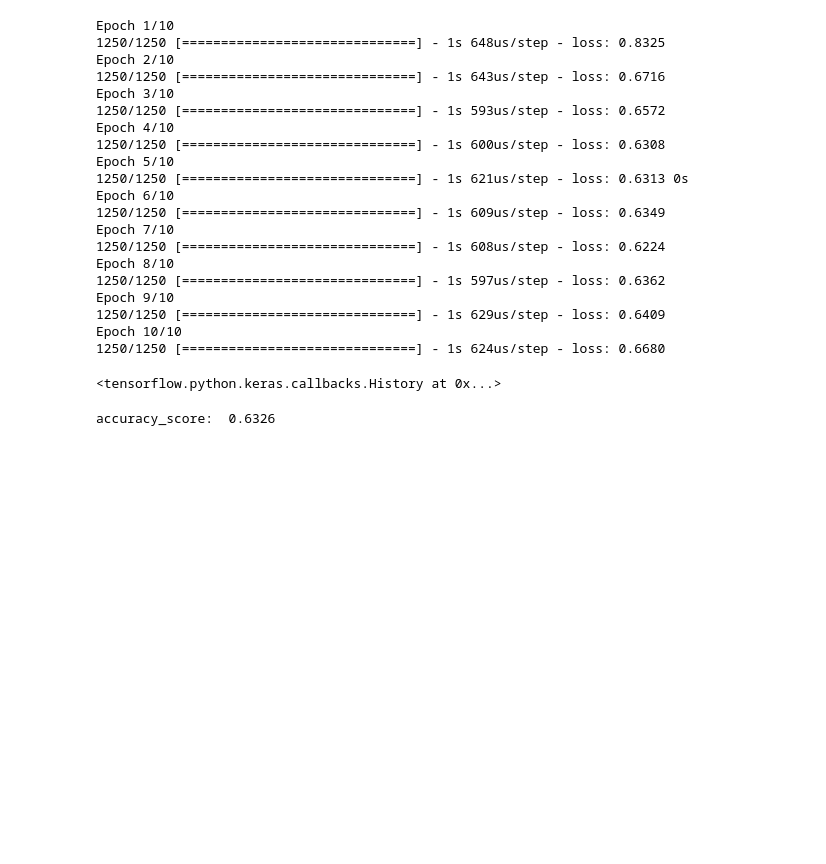
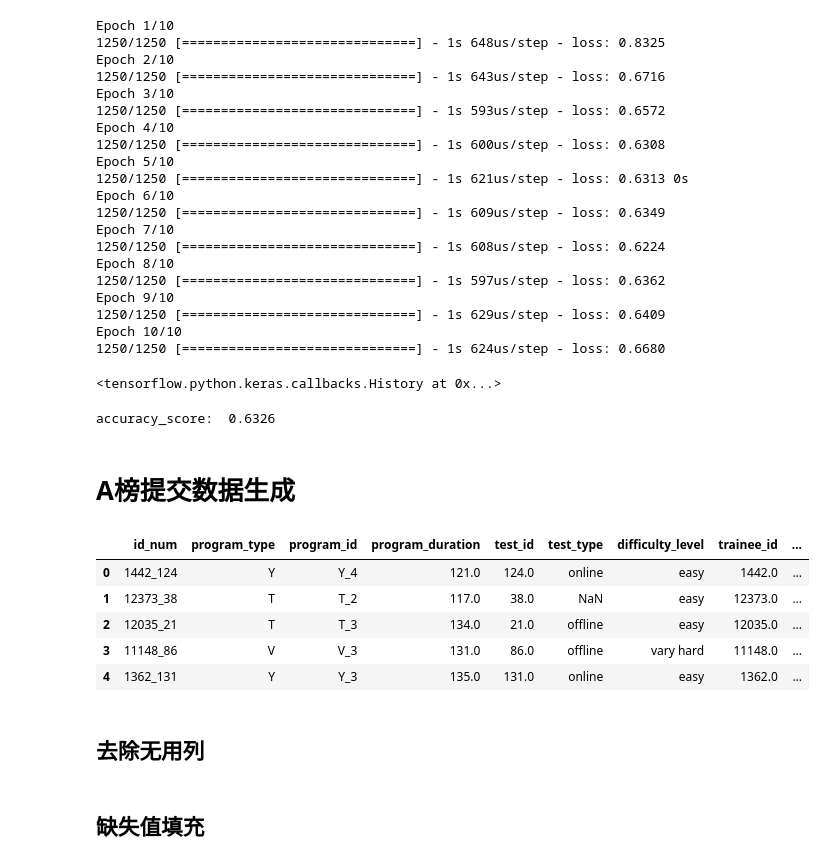
Before and after one commit to Giyn/QG2021DMGroupMidExam, a Jupyter notebook: Giyn.ipynb, the cells around one changed output. Saved outputs shown, nothing was run; the diff lists cells and outputs as text; code cells hidden in the pictures; blank space fills up the shorter version.

```diff
--- a/Giyn.ipynb
+++ b/Giyn.ipynb
@@ -396,3 +396,17 @@ y_pred[y_pred <= 0.5] = 0
 print("accuracy_score: ", accuracy_score(y_test, y_pred))
 # %% [output]
 accuracy_score:  0.6326
+# %% [markdown]
+# A榜提交数据生成
+# %%
+test_data = pd.read_csv('data/test/test1.csv')
+test_data.head()
+# %% [output]
+|  | id_num | program_type | program_id | program_duration | test_id | test_type | difficulty_level | trainee_id | ... |
+| 0 | 1442_124 | Y | Y_4 | 121.0 | 124.0 | online | easy | 1442.0 | ... |
+| 1 | 12373_38 | T | T_2 | 117.0 | 38.0 | NaN | easy | 12373.0 | ... |
+| 2 | 12035_21 | T | T_3 | 134.0 | 21.0 | offline | easy | 12035.0 | ... |
+| 3 | 11148_86 | V | V_3 | 131.0 | 86.0 | offline | vary hard | 11148.0 | ... |
+| 4 | 1362_131 | Y | Y_3 | 135.0 | 131.0 | online | easy | 1362.0 | ... |
+# %% [markdown]
+## 去除无用列
@@ -398,0 +415,2 @@ accuracy_score:  0.6326
+# %% [markdown]
+## 缺失值填充
```
Also changed, not shown: parts of 17 cells of this notebook.
